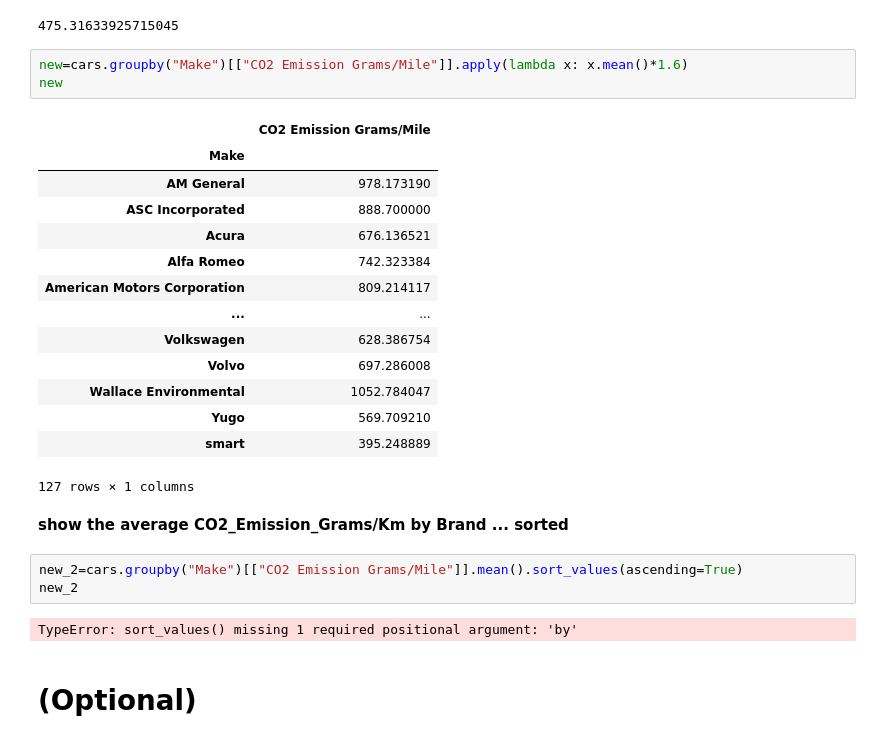
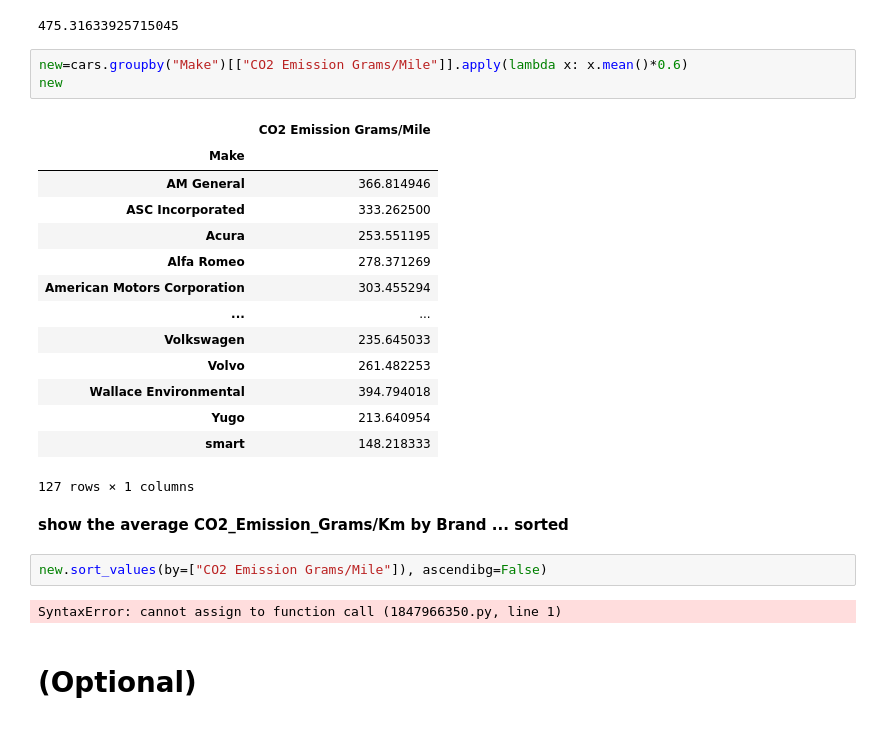
Before and after one commit to ellagoesbeyond/DA_Lab, a Jupyter notebook: week 2/week_two_day_5_Pandas_Grouping_Data_Vehicles_Elisabeth_O.ipynb, the cells around one changed output. Cells and saved outputs as stored; diff of their text form.

```diff
--- a/week 2/week_two_day_5_Pandas_Grouping_Data_Vehicles_Elisabeth_O.ipynb
+++ b/week 2/week_two_day_5_Pandas_Grouping_Data_Vehicles_Elisabeth_O.ipynb
@@ -138,30 +138,29 @@ cars["CO2 Emission Grams/Mile"].mean()
 # %% [output]
 475.31633925715045
 # %%
-new=cars.groupby("Make")[["CO2 Emission Grams/Mile"]].apply(lambda x: x.mean()*1.6)
+new=cars.groupby("Make")[["CO2 Emission Grams/Mile"]].apply(lambda x: x.mean()*0.6)
 new
 # %% [output]
 |  | CO2 Emission Grams/Mile |
 | Make |  |
-| AM General | 978.173190 |
-| ASC Incorporated | 888.700000 |
-| Acura | 676.136521 |
-| Alfa Romeo | 742.323384 |
-| American Motors Corporation | 809.214117 |
+| AM General | 366.814946 |
+| ASC Incorporated | 333.262500 |
+| Acura | 253.551195 |
+| Alfa Romeo | 278.371269 |
+| American Motors Corporation | 303.455294 |
 | ... | ... |
-| Volkswagen | 628.386754 |
-| Volvo | 697.286008 |
-| Wallace Environmental | 1052.784047 |
-| Yugo | 569.709210 |
-| smart | 395.248889 |
+| Volkswagen | 235.645033 |
+| Volvo | 261.482253 |
+| Wallace Environmental | 394.794018 |
+| Yugo | 213.640954 |
+| smart | 148.218333 |
 127 rows × 1 columns
 # %% [markdown]
 <b>show the average CO2_Emission_Grams/Km  by Brand ... sorted
-# %%
-new_2=cars.groupby("Make")[["CO2 Emission Grams/Mile"]].mean().sort_values(ascending=True)
-new_2
-# %% [output]
-TypeError: sort_values() missing 1 required positional argument: 'by'
+# %%
+new.sort_values(by=["CO2 Emission Grams/Mile"]), ascendibg=False)
+# %% [output]
+SyntaxError: cannot assign to function call (1847966350.py, line 1)
 # %% [markdown]
 # (Optional)
 # %% [markdown]
```
Also changed, not shown: parts of 2 cells of this notebook.
